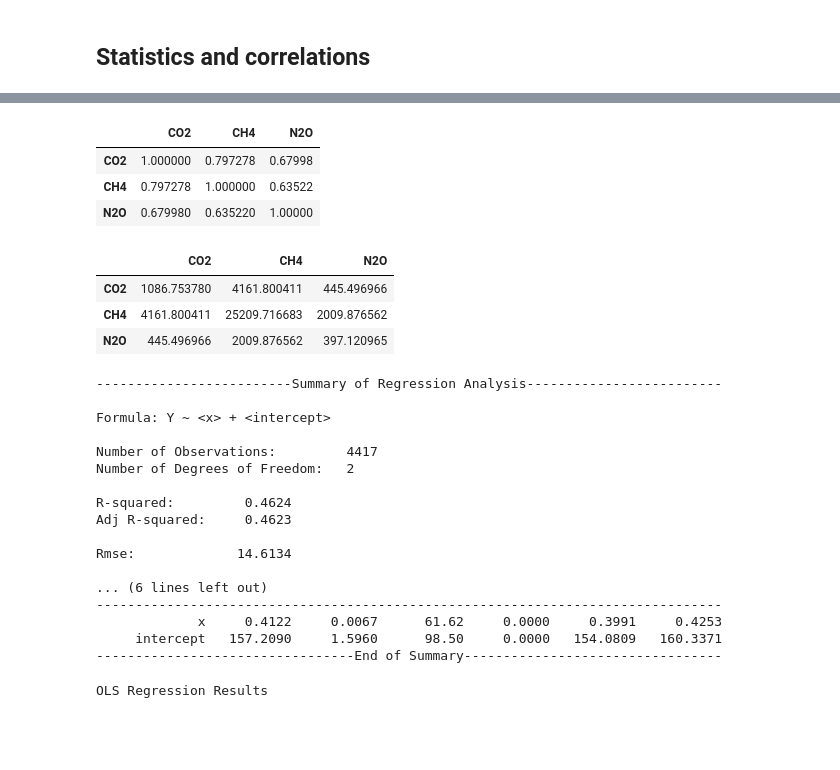
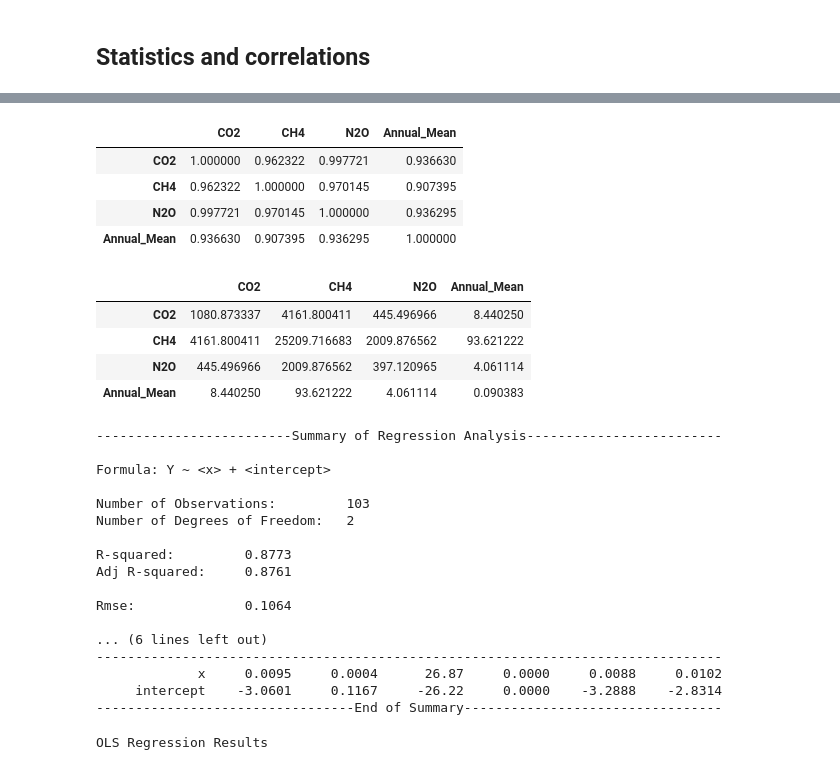
Before and after one commit to swcarpentry/python-second-language, a Jupyter notebook: code/pandas.ipynb, the cells around one changed output, grey strips where cells are left out. Drawn from its saved outputs; the diff is of its cells as text; code cells hidden in the pictures; blank space fills up the shorter version.

Commit message:
updated pandas.ipynb, added dictionaries.ipynb, added temperature data

```diff
--- a/code/pandas.ipynb
+++ b/code/pandas.ipynb
@@ -134,0 +130,6 @@ summary.plot(x = "CO2", y = "N2O", marker='o', linestyle='')
+# %%
+temp = pd.read_csv("../data/temperature.csv", index_col = "Year")
+temp.index = temp.index.astype(float)
+temp_comp = pd.concat((summary, temp["Annual_Mean"]), axis = 1)
+temp_comp = temp_comp.dropna()
+temp_comp[["CO2", "Annual_Mean"]].plot(subplots=True)
@@ -135,37 +140,39 @@ summary.plot(x = "CO2", y = "N2O", marker='o', linestyle='')
 # %%
-summary.corr()
+temp_comp.corr()
 # %% [output]
-|  | CO2 | CH4 | N2O |
-| CO2 | 1.000000 | 0.797278 | 0.67998 |
-| CH4 | 0.797278 | 1.000000 | 0.63522 |
-| N2O | 0.679980 | 0.635220 | 1.00000 |
+|  | CO2 | CH4 | N2O | Annual_Mean |
+| CO2 | 1.000000 | 0.962322 | 0.997721 | 0.936630 |
+| CH4 | 0.962322 | 1.000000 | 0.970145 | 0.907395 |
+| N2O | 0.997721 | 0.970145 | 1.000000 | 0.936295 |
+| Annual_Mean | 0.936630 | 0.907395 | 0.936295 | 1.000000 |
 # %%
-summary.cov()
+temp_comp.cov()
 # %% [output]
-|  | CO2 | CH4 | N2O |
-| CO2 | 1086.753780 | 4161.800411 | 445.496966 |
-| CH4 | 4161.800411 | 25209.716683 | 2009.876562 |
-| N2O | 445.496966 | 2009.876562 | 397.120965 |
+|  | CO2 | CH4 | N2O | Annual_Mean |
+| CO2 | 1080.873337 | 4161.800411 | 445.496966 | 8.440250 |
+| CH4 | 4161.800411 | 25209.716683 | 2009.876562 | 93.621222 |
+| N2O | 445.496966 | 2009.876562 | 397.120965 | 4.061114 |
+| Annual_Mean | 8.440250 | 93.621222 | 4.061114 | 0.090383 |
 # %%
-model = pd.ols(y = summary["N2O"], x = summary["CO2"])
+model = pd.ols(y = temp_comp["Annual_Mean"], x = temp_comp["CO2"])
 print(model.summary)
 # %% [output]
 -------------------------Summary of Regression Analysis-------------------------
 
 Formula: Y ~ <x> + <intercept>
 
-Number of Observations:         4417
+Number of Observations:         103
 Number of Degrees of Freedom:   2
 
-R-squared:         0.4624
-Adj R-squared:     0.4623
+R-squared:         0.8773
+Adj R-squared:     0.8761
 
-Rmse:             14.6134
+Rmse:              0.1064
 
 ... (6 lines left out)
 --------------------------------------------------------------------------------
-             x     0.4122     0.0067      61.62     0.0000     0.3991     0.4253
-     intercept   157.2090     1.5960      98.50     0.0000   154.0809   160.3371
+             x     0.0095     0.0004      26.87     0.0000     0.0088     0.0102
+     intercept    -3.0601     0.1167     -26.22     0.0000    -3.2888    -2.8314
 ---------------------------------End of Summary---------------------------------
 # %%
 import statsmodels.api as sm
```
Also changed, not shown: parts of 2 cells of this notebook, 2 other files.
